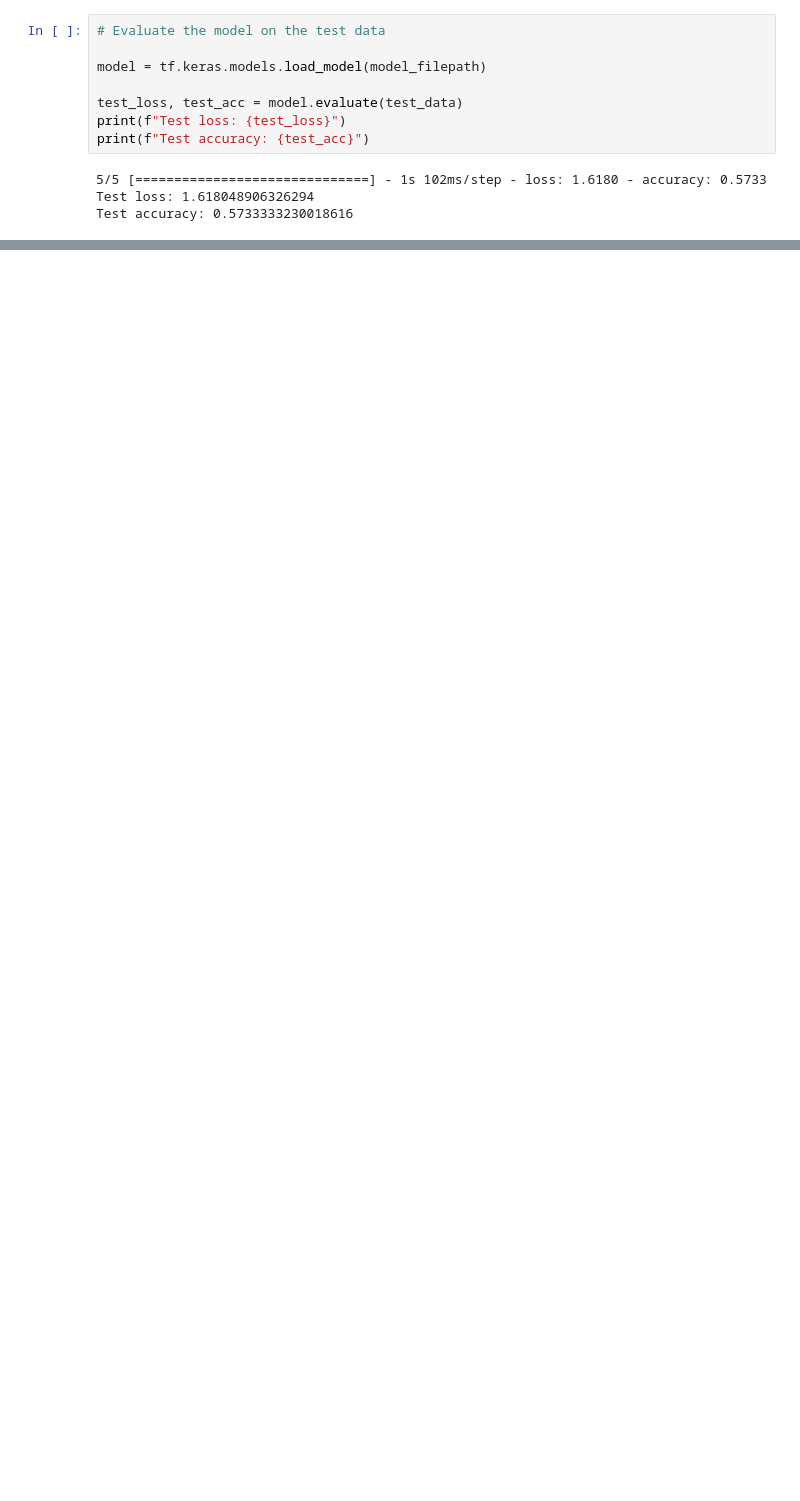
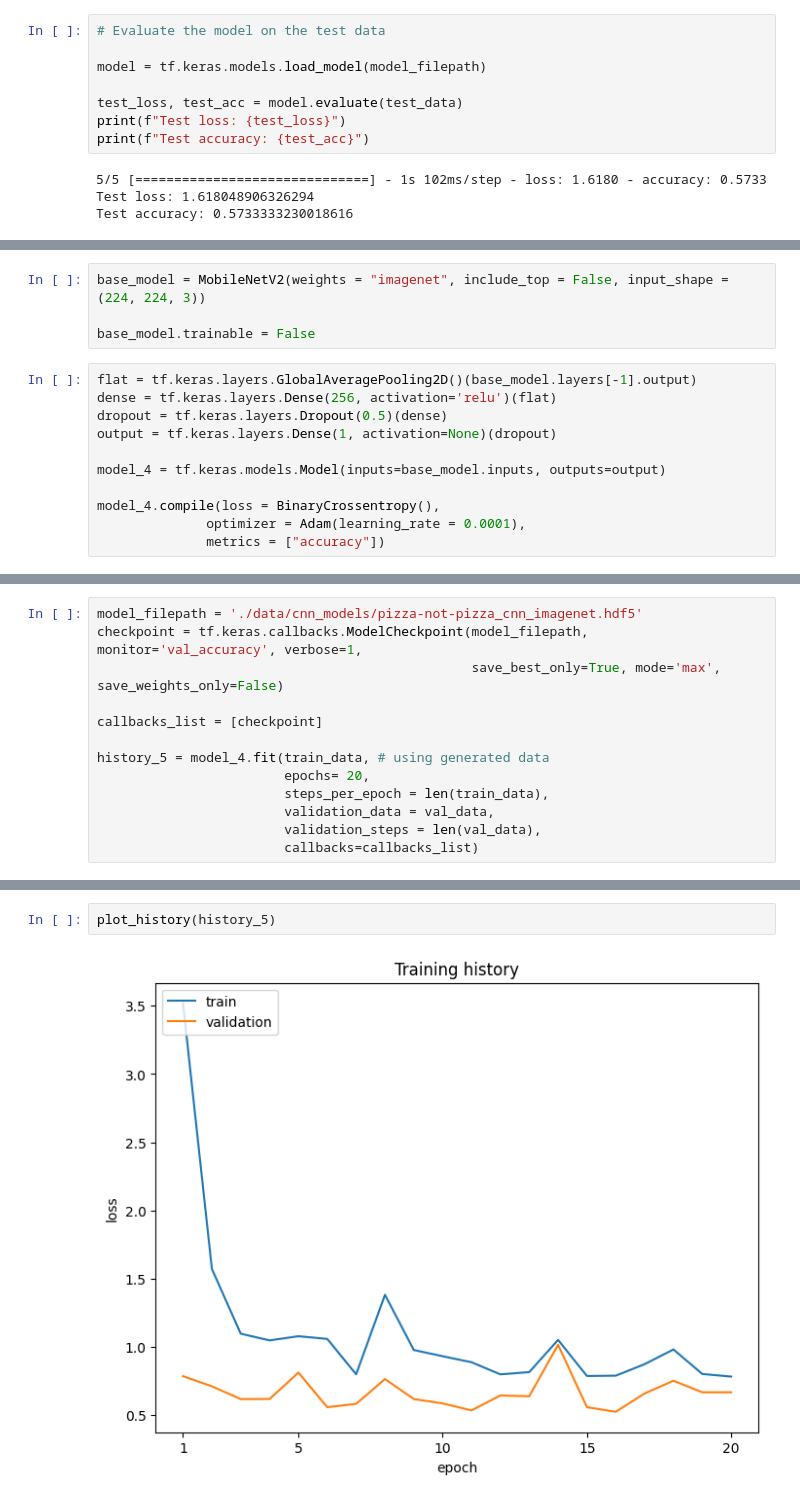
Before and after one commit to danielstuetz/cov-generative-ai, a Jupyter notebook: Pizza_Classification.ipynb, the cells around one changed output, grey strips where cells are left out. Cells and saved outputs as stored; diff of their text form; blank space fills up the shorter version.

```diff
--- a/Pizza_Classification.ipynb
+++ b/Pizza_Classification.ipynb
@@ -384,0 +466,15 @@ Test accuracy: 0.5733333230018616
+# %%
+base_model = MobileNetV2(weights = "imagenet", include_top = False, input_shape = (224, 224, 3))
+
+base_model.trainable = False
+# %%
+flat = tf.keras.layers.GlobalAveragePooling2D()(base_model.layers[-1].output)
+dense = tf.keras.layers.Dense(256, activation='relu')(flat)
+dropout = tf.keras.layers.Dropout(0.5)(dense)
+output = tf.keras.layers.Dense(1, activation=None)(dropout)
+
+model_4 = tf.keras.models.Model(inputs=base_model.inputs, outputs=output)
+
+model_4.compile(loss = BinaryCrossentropy(),
+              optimizer = Adam(learning_rate = 0.0001),
+              metrics = ["accuracy"])
@@ -384,0 +483,13 @@ Test accuracy: 0.5733333230018616
+# %%
+model_filepath = './data/cnn_models/pizza-not-pizza_cnn_imagenet.hdf5'
+checkpoint = tf.keras.callbacks.ModelCheckpoint(model_filepath, monitor='val_accuracy', verbose=1,
+                                                save_best_only=True, mode='max', save_weights_only=False)
+
+callbacks_list = [checkpoint]
+
+history_5 = model_4.fit(train_data, # using generated data
+                        epochs= 20,
+                        steps_per_epoch = len(train_data),
+                        validation_data = val_data,
+                        validation_steps = len(val_data),
+                        callbacks=callbacks_list)
@@ -384,0 +514,4 @@ Test accuracy: 0.5733333230018616
+# %%
+plot_history(history_5)
+# %% [output]
+[figure, added]
```
Also changed, not shown: parts of 43 cells of this notebook.
